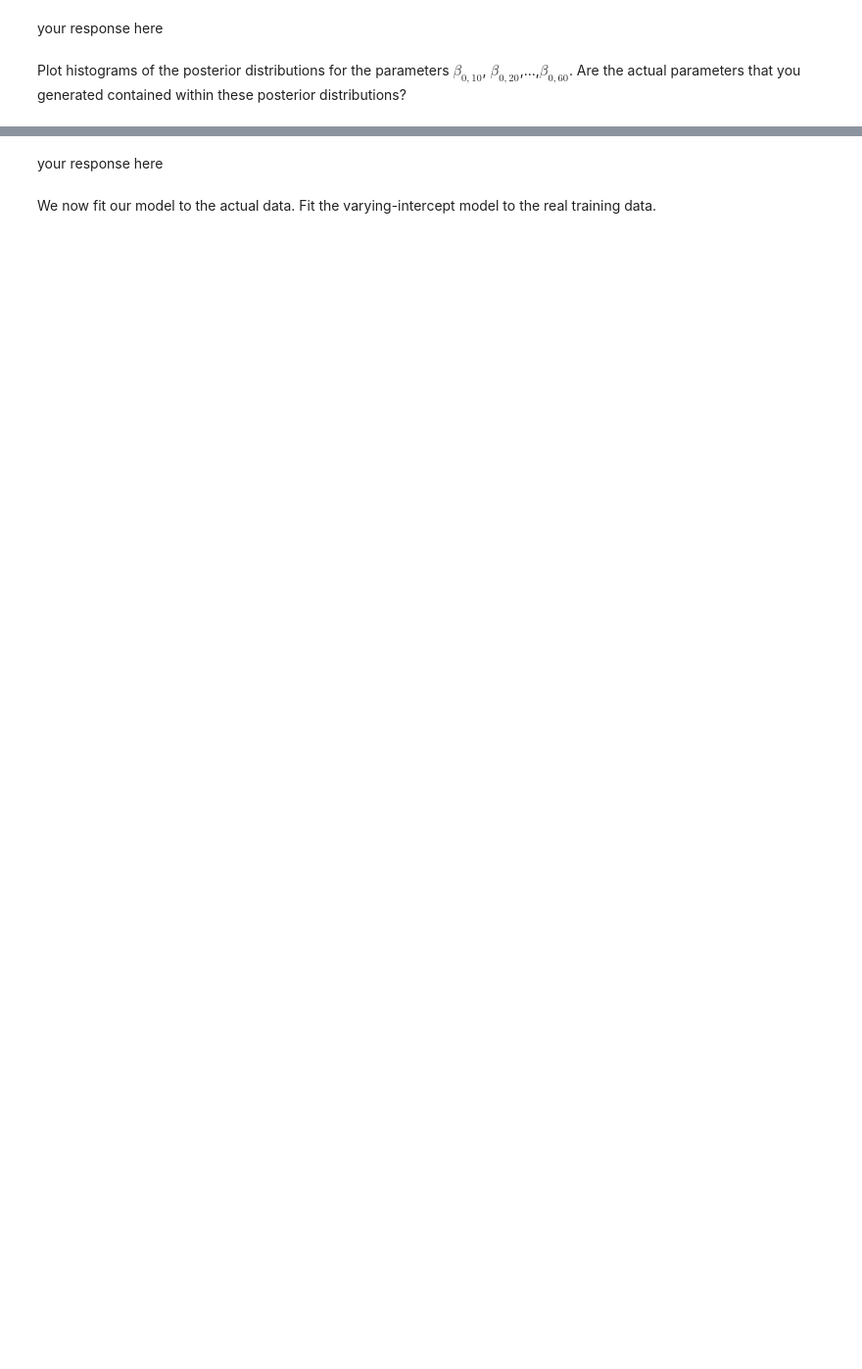
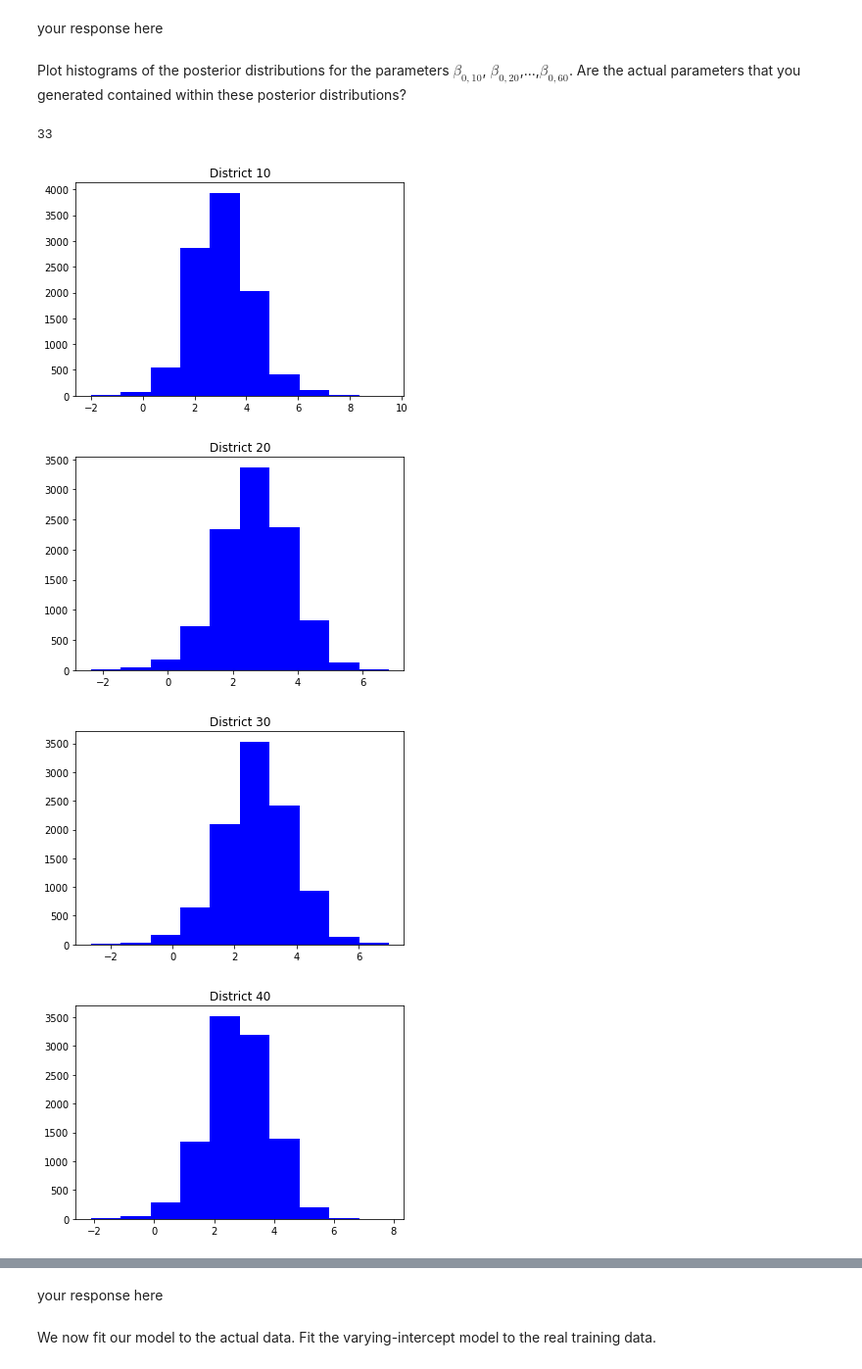
Before and after one commit to srk-apts/CS109B, a Jupyter notebook: HW/cs109b_hw6.ipynb, the cells around one changed output, grey strips where cells are left out. Shown at 98% size. Saved outputs shown, nothing was run; the diff lists cells and outputs as text; code cells hidden in the pictures; blank space fills up the shorter version.

```diff
--- a/HW/cs109b_hw6.ipynb
+++ b/HW/cs109b_hw6.ipynb
@@ -316,0 +326,25 @@ Plot histograms of the posterior distributions for the parameters $\beta_{0,10}$
+# %%
+district = np.mean(samples['J'], axis = (1,2))
+np.where(district==1)[0][0]
+# %% [output]
+33
+# %%
+#your code here
+def plot_hist(samples, beta0_sub):
+    district = np.mean(samples['J'], axis = (1,2))
+    for d in beta0_sub:
+        plt.plot()
+        sample_ind = np.where(district==d)[0][0]
+        sample_array = samples['beta0'][sample_ind]
+        num_samples, num_chains = sample_array.shape
+        plt.hist(sample_array.flatten(), color='blue')
+        plt.title('District {}'.format(d+1))
+        plt.show()
+# %%
+beta0_sub = np.arange(9, 60, 10)
+plot_hist(samples, beta0_sub=beta0_sub)
+# %% [output]
+[figure, added]
+[figure, added]
+[figure, added]
+[figure, added]
```
Also changed, not shown: parts of 24 cells of this notebook.
